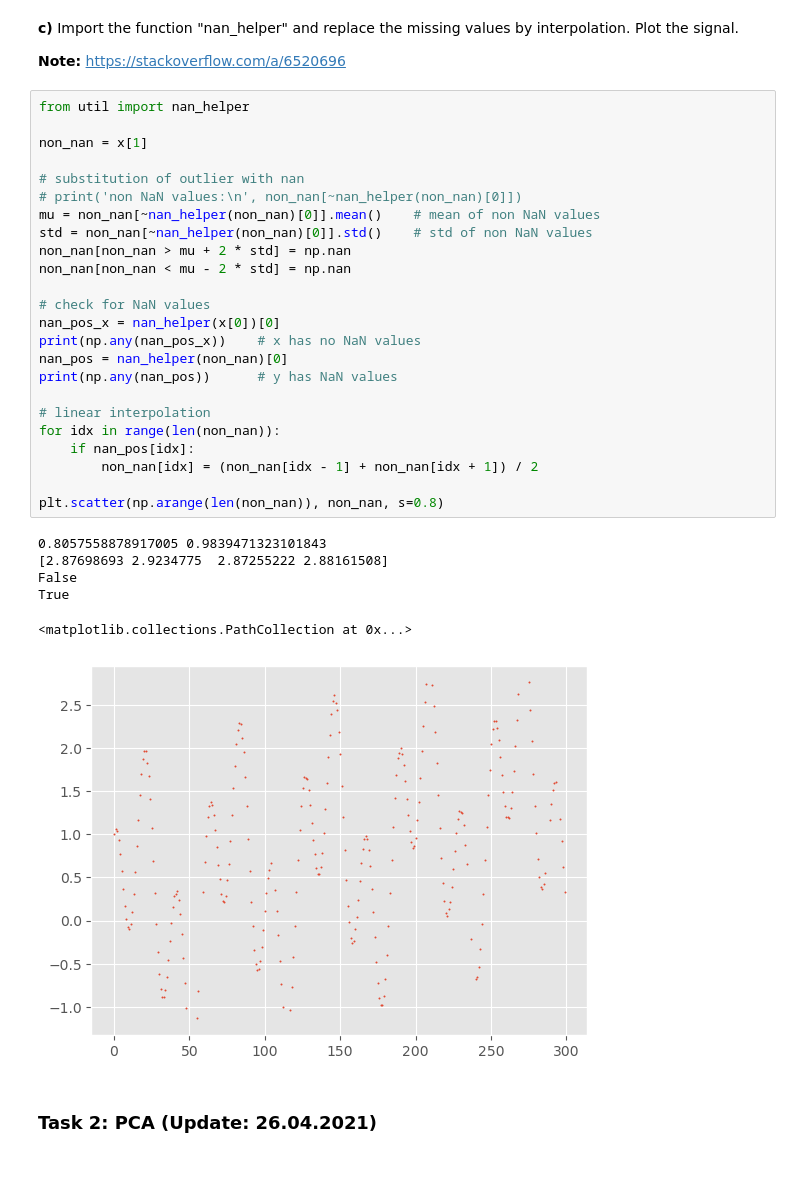
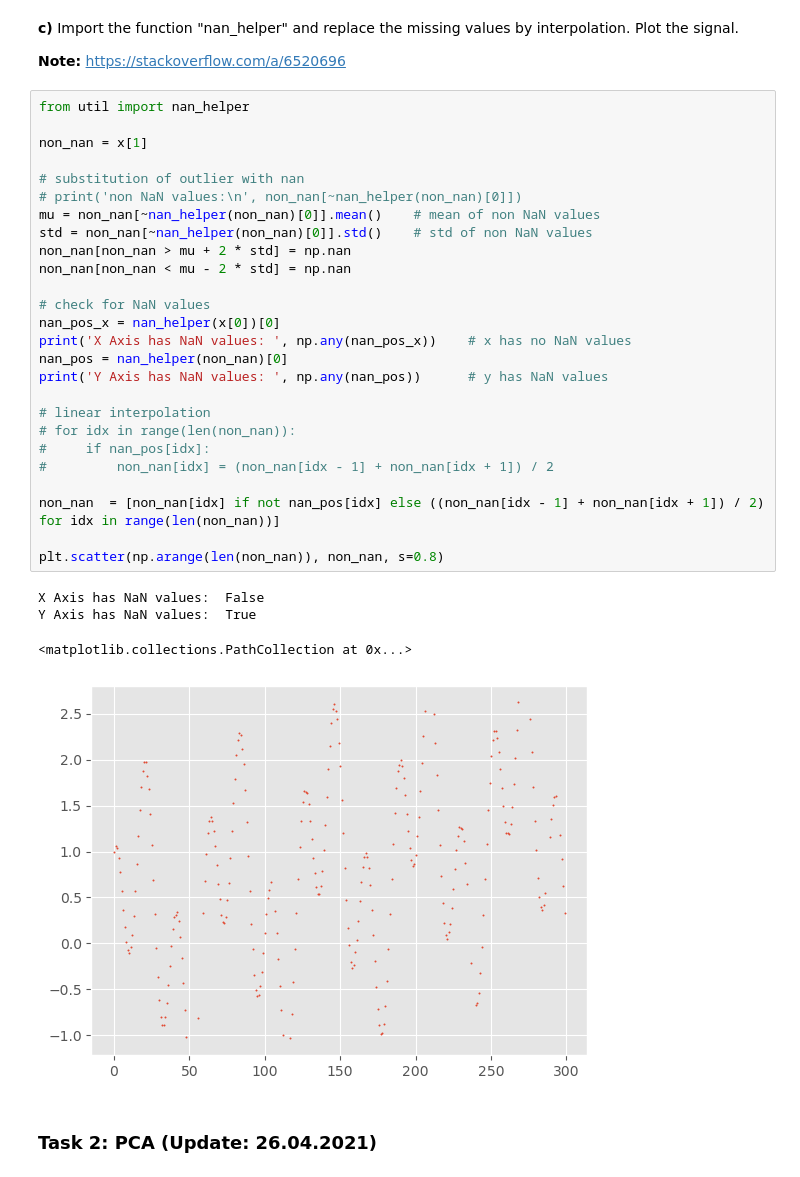
Before and after one commit to KlaraGtknst/TSDM_WS23_34, a Jupyter notebook: Exercise_02_preprocessing.ipynb, the cells around one changed output. Drawn from its saved outputs; the diff is of its cells as text.

```diff
--- a/Exercise_02_preprocessing.ipynb
+++ b/Exercise_02_preprocessing.ipynb
@@ -50,34 +50,34 @@ Plot the signal.
 # %%
 from util import nan_helper
 
 non_nan = x[1]
 
 # substitution of outlier with nan
 # print('non NaN values:\n', non_nan[~nan_helper(non_nan)[0]])
 mu = non_nan[~nan_helper(non_nan)[0]].mean()    # mean of non NaN values
 std = non_nan[~nan_helper(non_nan)[0]].std()    # std of non NaN values
 non_nan[non_nan > mu + 2 * std] = np.nan
 non_nan[non_nan < mu - 2 * std] = np.nan
 
 # check for NaN values
 nan_pos_x = nan_helper(x[0])[0]
-print(np.any(nan_pos_x))    # x has no NaN values
+print('X Axis has NaN values: ', np.any(nan_pos_x))    # x has no NaN values
 nan_pos = nan_helper(non_nan)[0]
-print(np.any(nan_pos))      # y has NaN values
+print('Y Axis has NaN values: ', np.any(nan_pos))      # y has NaN values
 
 # linear interpolation
-for idx in range(len(non_nan)):
-    if nan_pos[idx]:
-        non_nan[idx] = (non_nan[idx - 1] + non_nan[idx + 1]) / 2
+# for idx in range(len(non_nan)):
+#     if nan_pos[idx]:
+#         non_nan[idx] = (non_nan[idx - 1] + non_nan[idx + 1]) / 2
+
+non_nan  = [non_nan[idx] if not nan_pos[idx] else ((non_nan[idx - 1] + non_nan[idx + 1]) / 2) for idx in range(len(non_nan))]
 
 plt.scatter(np.arange(len(non_nan)), non_nan, s=0.8)
 # %% [output]
-0.8057558878917005 0.9839471323101843
-[2.87698693 2.9234775  2.87255222 2.88161508]
-False
-True
+X Axis has NaN values:  False
+Y Axis has NaN values:  True
 <matplotlib.collections.PathCollection at 0x...>
-[figure, old version]
+[figure, new version]
 # %% [markdown]
 ### Task 2: PCA (Update: 26.04.2021)
 # %% [markdown]
```
Also changed, not shown: parts of 10 cells of this notebook.
